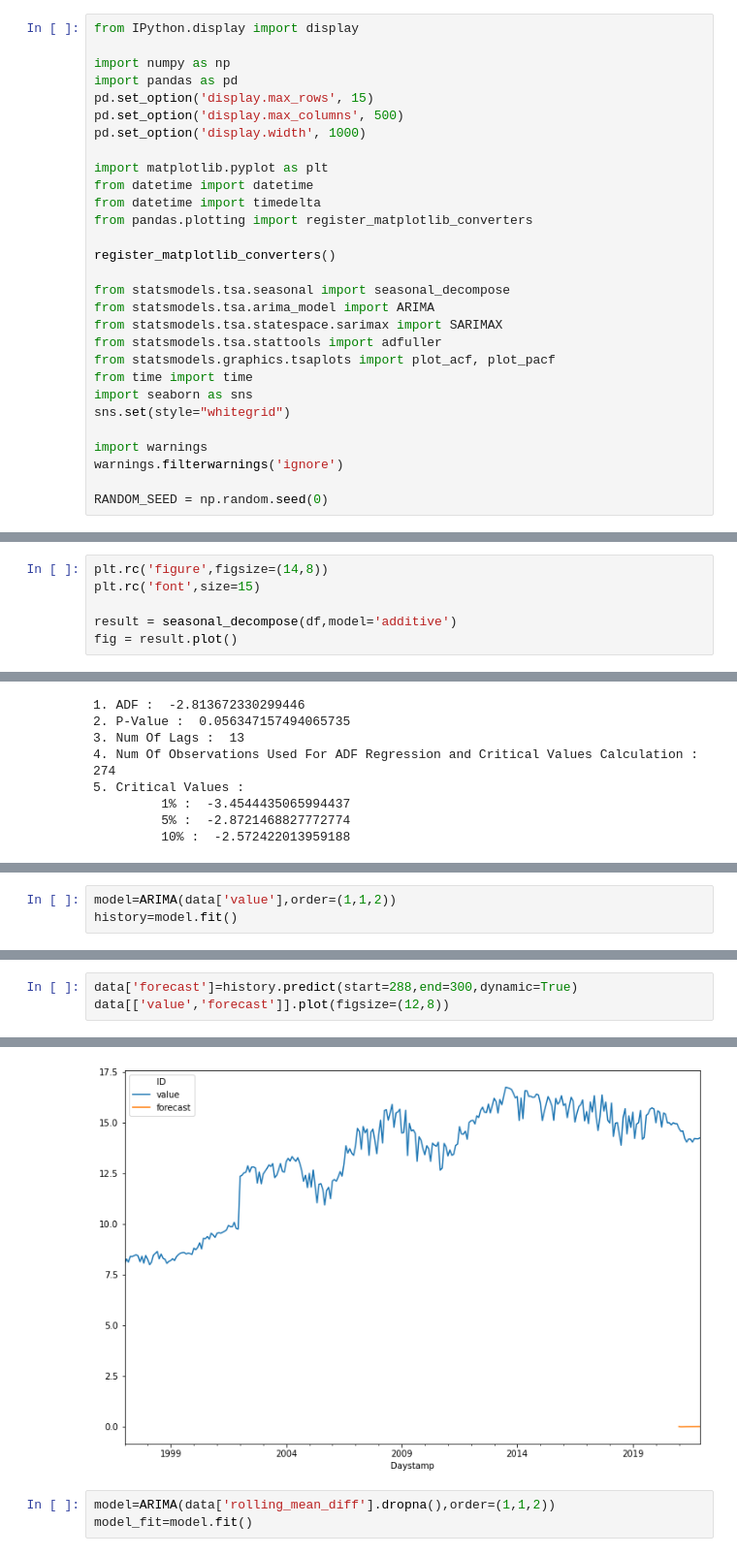
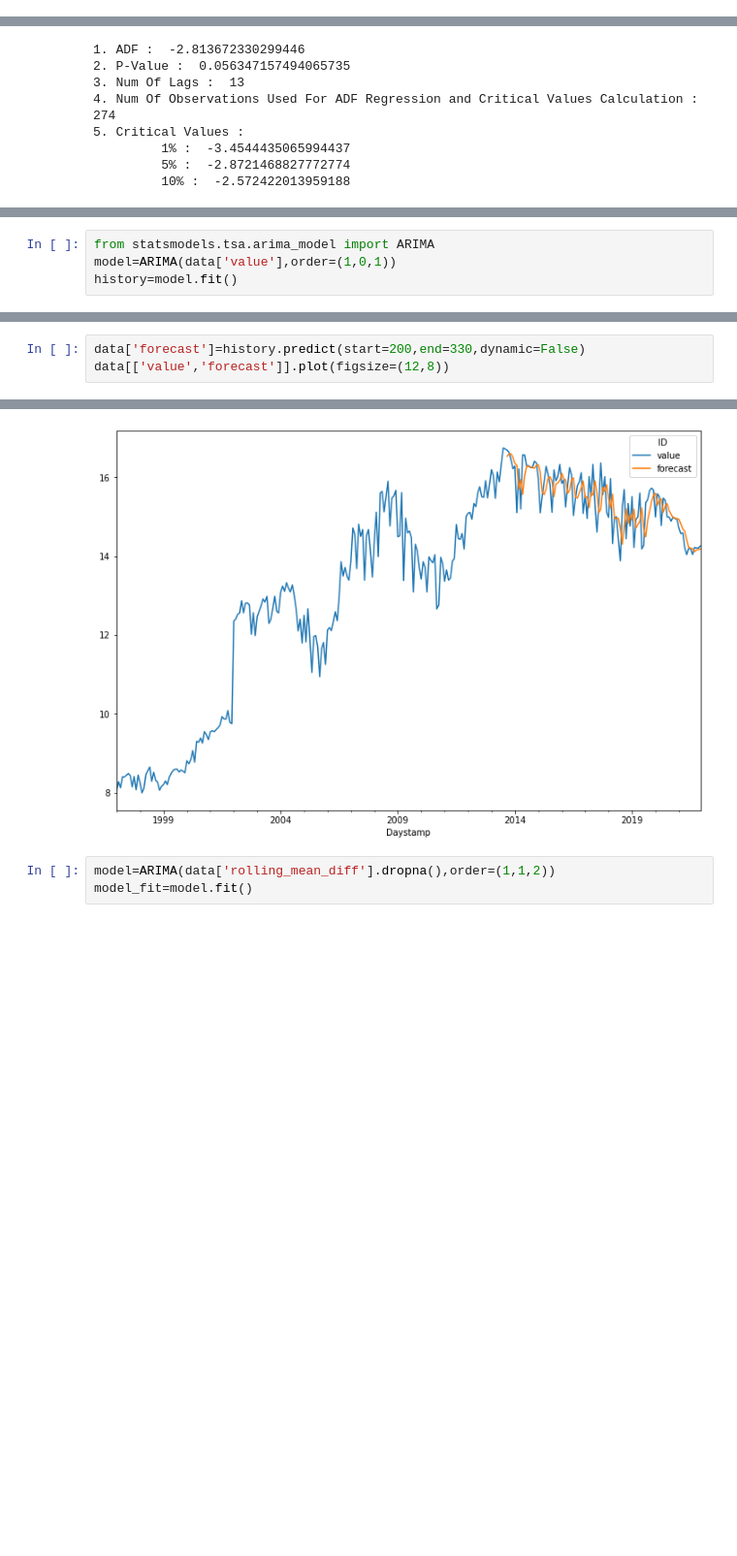
Before and after one commit to ZdenkoCCT/CA2Git, a Jupyter notebook: A2.ipynb, the cells around one changed output, grey strips where cells are left out. Shown at 97% size. Saved outputs shown, nothing was run; the diff lists cells and outputs as text; blank space fills up the shorter version.

Commit message:
Started Statistics

```diff
--- a/A2.ipynb
+++ b/A2.ipynb
@@ -326,29 +311,0 @@ df=df
-# %%
-from IPython.display import display
-
-import numpy as np
-import pandas as pd
-pd.set_option('display.max_rows', 15)
-pd.set_option('display.max_columns', 500)
-pd.set_option('display.width', 1000)
-
-import matplotlib.pyplot as plt
-from datetime import datetime
-from datetime import timedelta
-from pandas.plotting import register_matplotlib_converters
-
-register_matplotlib_converters()
-
-from statsmodels.tsa.seasonal import seasonal_decompose
-from statsmodels.tsa.arima_model import ARIMA
-from statsmodels.tsa.statespace.sarimax import SARIMAX
-from statsmodels.tsa.stattools import adfuller
-from statsmodels.graphics.tsaplots import plot_acf, plot_pacf
-from time import time
-import seaborn as sns
-sns.set(style="whitegrid")
-
-import warnings
-warnings.filterwarnings('ignore')
-
-RANDOM_SEED = np.random.seed(0)
@@ -373,6 +311,0 @@ plt.ylabel('Sales', fontsize=16)
-# %%
-plt.rc('figure',figsize=(14,8))
-plt.rc('font',size=15)
-
-result = seasonal_decompose(df,model='additive')
-fig = result.plot()
@@ -612,5 +501,6 @@ from statsmodels.tsa.arima_model import ARIMA
 # %%
-model=ARIMA(data['value'],order=(1,1,2))
+from statsmodels.tsa.arima_model import ARIMA
+model=ARIMA(data['value'],order=(1,0,1))
 history=model.fit()
 # %%
 history.summary()
@@ -636,9 +524,9 @@ Roots
 # %%
-data['forecast']=history.predict(start=288,end=300,dynamic=True)
+data['forecast']=history.predict(start=200,end=330,dynamic=False)
 data[['value','forecast']].plot(figsize=(12,8))
 # %% [output]
 <AxesSubplot:xlabel='Daystamp'>
-[figure, old version]
+[figure, new version]
 # %%
 model=ARIMA(data['rolling_mean_diff'].dropna(),order=(1,1,2))
 model_fit=model.fit()
```
Also changed, not shown: parts of 61 cells of this notebook, 4 other files.
